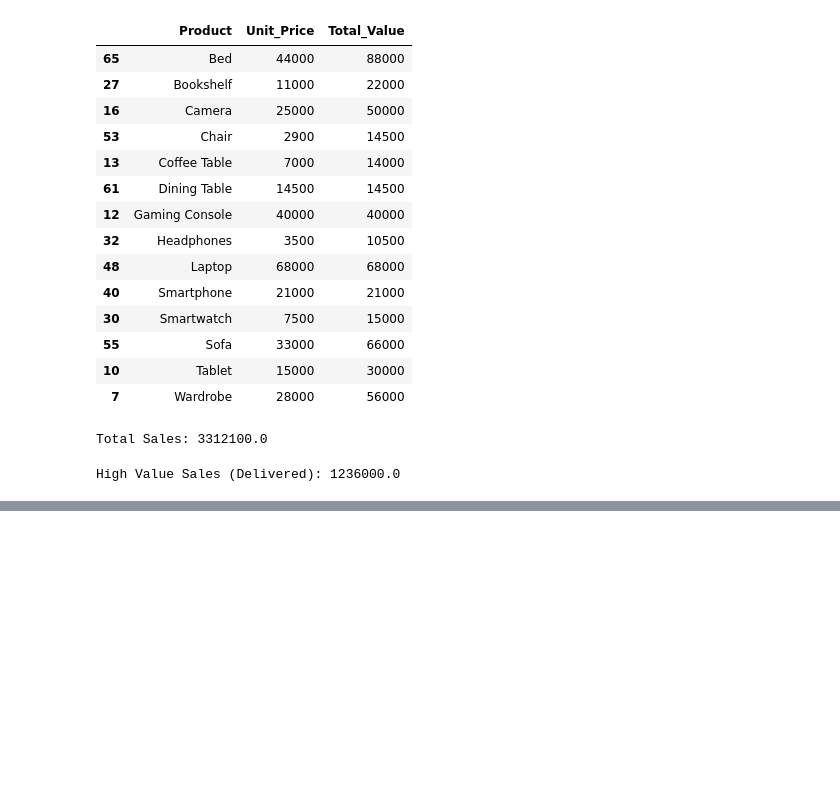
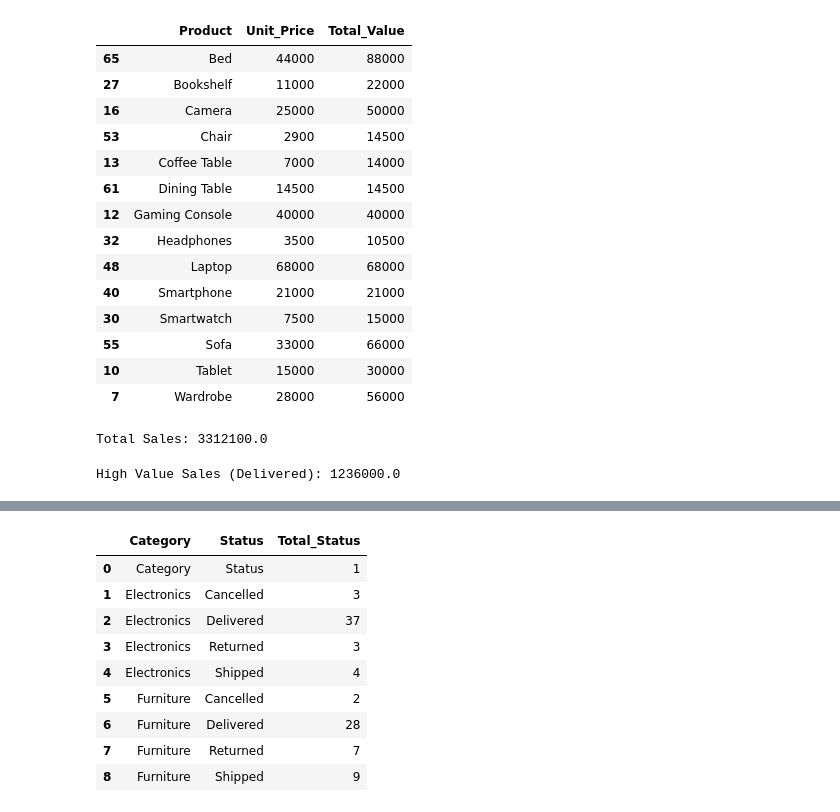
Before and after one commit to PhiWhyyy/E-Commerce-Business-Analysis, a Jupyter notebook: E_Commerce_Business_Analysis_Project.ipynb, the cells around one changed output, grey strips where cells are left out. Cells and saved outputs as stored; diff of their text form; code cells hidden in the pictures; blank space fills up the shorter version.

```diff
--- a/E_Commerce_Business_Analysis_Project.ipynb
+++ b/E_Commerce_Business_Analysis_Project.ipynb
@@ -176,3 +176,24 @@ display(monthly_sales)
 | 42 | 2025-06 | 144000.0 |
 | 43 | 2025-07 | 70000.0 |
 | 44 | 2025-08 | 96000.0 |
+# %%
+# SQL query to count orders by category and status
+query_category_status = """
+SELECT Category, Status, COUNT(Status) AS Total_Status
+FROM df
+GROUP BY Category, Status
+ORDER BY Category, Status;
+"""
+category_status = pdsql.sqldf(query_category_status, globals())
+display(category_status)
+# %% [output]
+|  | Category | Status | Total_Status |
+| 0 | Category | Status | 1 |
+| 1 | Electronics | Cancelled | 3 |
+| 2 | Electronics | Delivered | 37 |
+| 3 | Electronics | Returned | 3 |
+| 4 | Electronics | Shipped | 4 |
+| 5 | Furniture | Cancelled | 2 |
+| 6 | Furniture | Delivered | 28 |
+| 7 | Furniture | Returned | 7 |
+| 8 | Furniture | Shipped | 9 |
```
Also changed, not shown: parts of 6 cells of this notebook.
